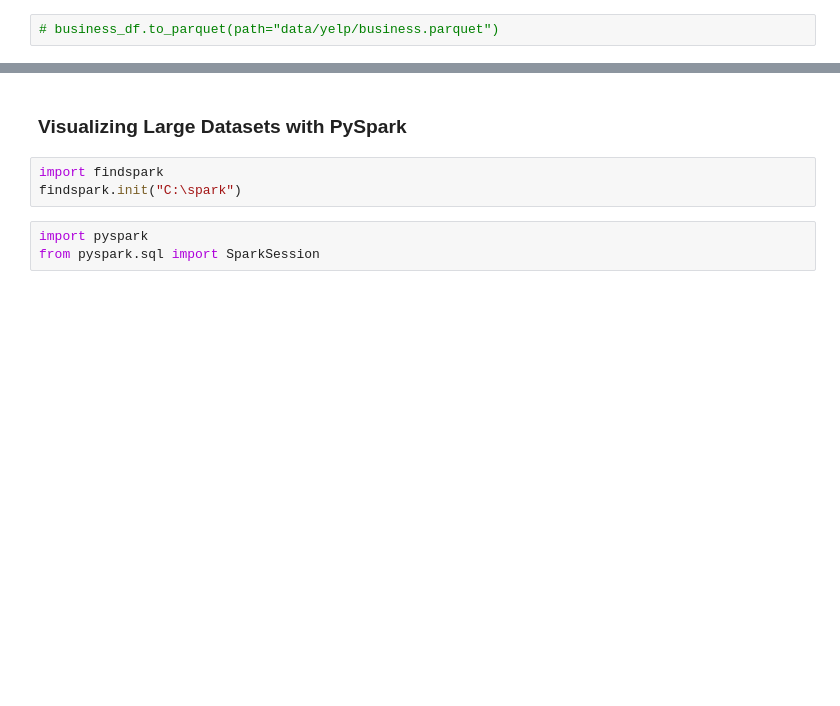
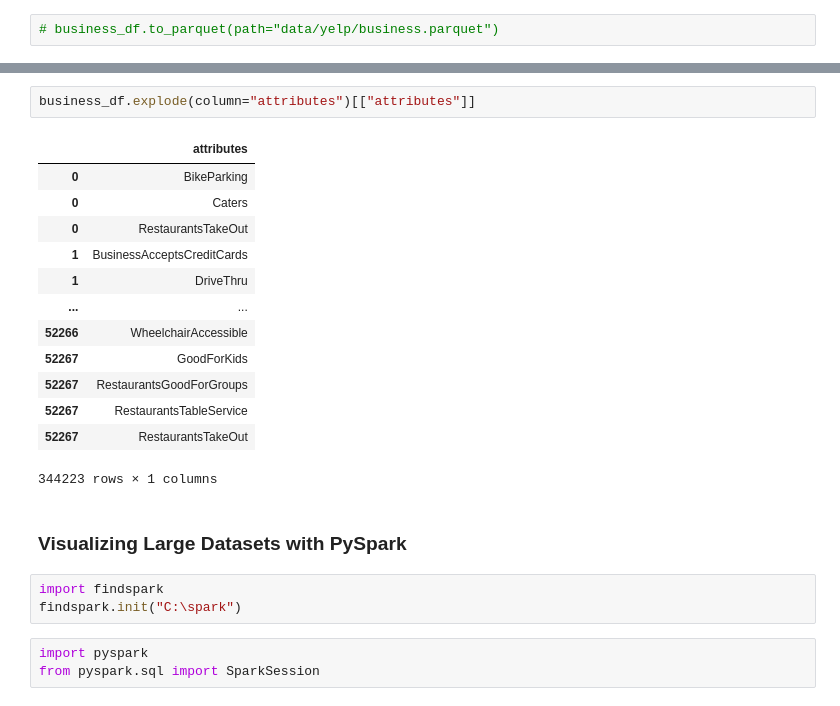
Before and after one commit to melodiromero/Google-Yelp, a Jupyter notebook: Sprint-1/Yelp/etl_eda.ipynb, the cells around one changed output, grey strips where cells are left out. Drawn from its saved outputs; the diff is of its cells as text; blank space fills up the shorter version.

```diff
--- a/Sprint-1/Yelp/etl_eda.ipynb
+++ b/Sprint-1/Yelp/etl_eda.ipynb
@@ -900,3 +1136,19 @@ business_df.head()
+# %%
+business_df.explode(column="attributes")[["attributes"]]
+# %% [output]
+|  | attributes |
+| 0 | BikeParking |
+| 0 | Caters |
+| 0 | RestaurantsTakeOut |
+| 1 | BusinessAcceptsCreditCards |
+| 1 | DriveThru |
+| ... | ... |
+| 52266 | WheelchairAccessible |
+| 52267 | GoodForKids |
+| 52267 | RestaurantsGoodForGroups |
+| 52267 | RestaurantsTableService |
+| 52267 | RestaurantsTakeOut |
+344223 rows × 1 columns
 # %% [markdown]
 ### Visualizing Large Datasets with PySpark
 # %%
```
Also changed, not shown: parts of 37 cells of this notebook.
